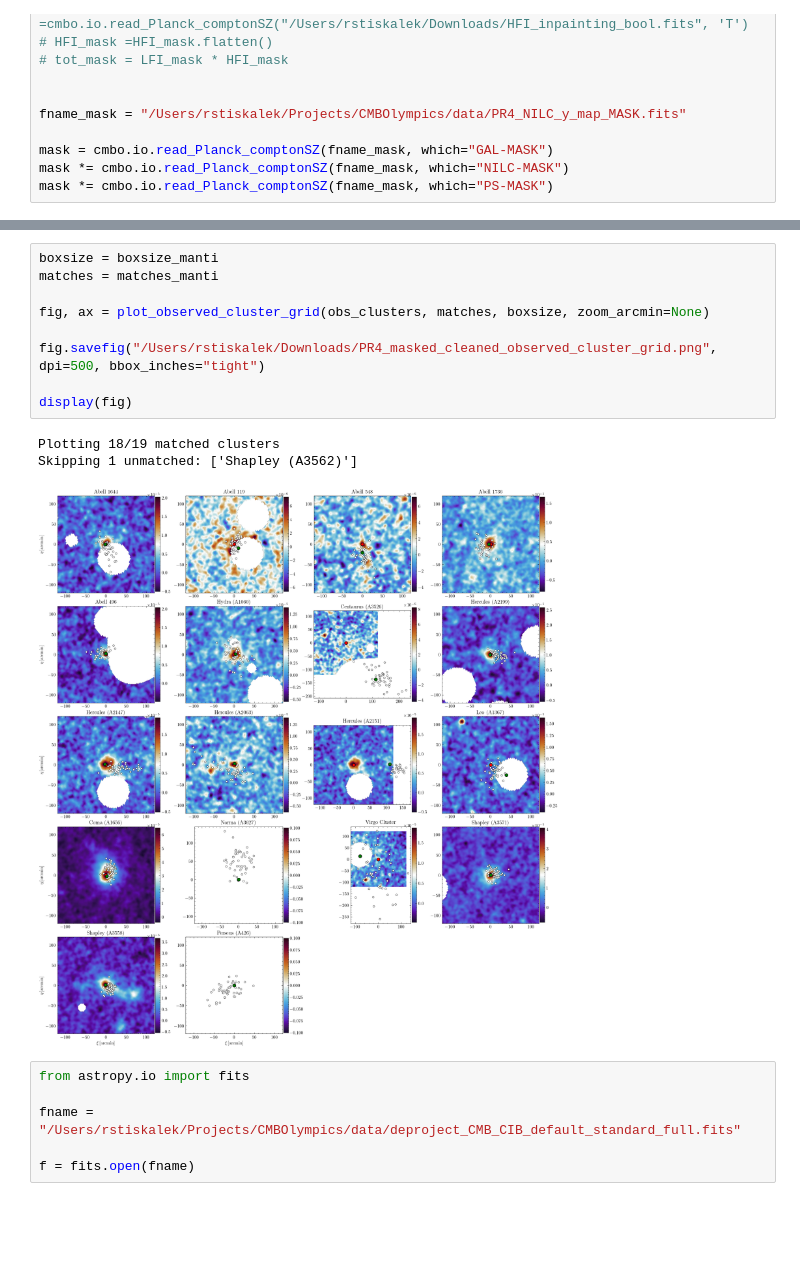
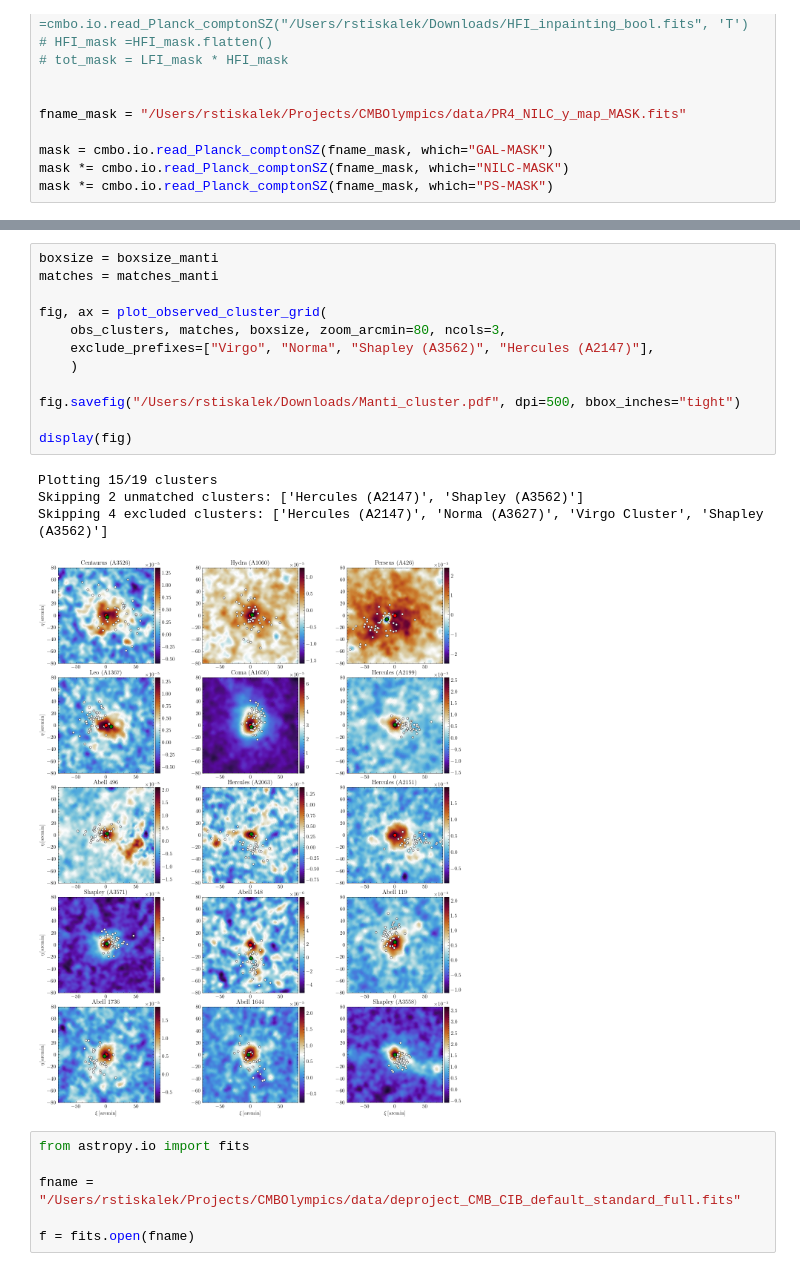
Before and after one commit to Richard-Sti/CMBOlympics, a Jupyter notebook: notebooks/score_individual_objects.ipynb, the cells around one changed output, grey strips where cells are left out. Cells and saved outputs as stored; diff of their text form; blank space fills up the shorter version.

```diff
--- a/notebooks/score_individual_objects.ipynb
+++ b/notebooks/score_individual_objects.ipynb
@@ -130,16 +128,20 @@ WARNING: Did not converge!
 # %%
 boxsize = boxsize_manti
 matches = matches_manti
 
-fig, ax = plot_observed_cluster_grid(obs_clusters, matches, boxsize, zoom_arcmin=None)
+fig, ax = plot_observed_cluster_grid(
+    obs_clusters, matches, boxsize, zoom_arcmin=80, ncols=3,
+    exclude_prefixes=["Virgo", "Norma", "Shapley (A3562)", "Hercules (A2147)"],
+    )
 
-fig.savefig("/Users/rstiskalek/Downloads/PR4_masked_cleaned_observed_cluster_grid.png", dpi=500, bbox_inches="tight")
+fig.savefig("/Users/rstiskalek/Downloads/Manti_cluster.pdf", dpi=500, bbox_inches="tight")
 
 display(fig)
 # %% [output]
-Plotting 18/19 matched clusters
-Skipping 1 unmatched: ['Shapley (A3562)']
+Plotting 15/19 clusters
+Skipping 2 unmatched clusters: ['Hercules (A2147)', 'Shapley (A3562)']
+Skipping 4 excluded clusters: ['Hercules (A2147)', 'Norma (A3627)', 'Virgo Cluster', 'Shapley (A3562)']
-[figure, old version]
+[figure, new version]
 # %%
 from astropy.io import fits
 
```
Also changed, not shown: parts of 9 cells of this notebook, 4 other files.
